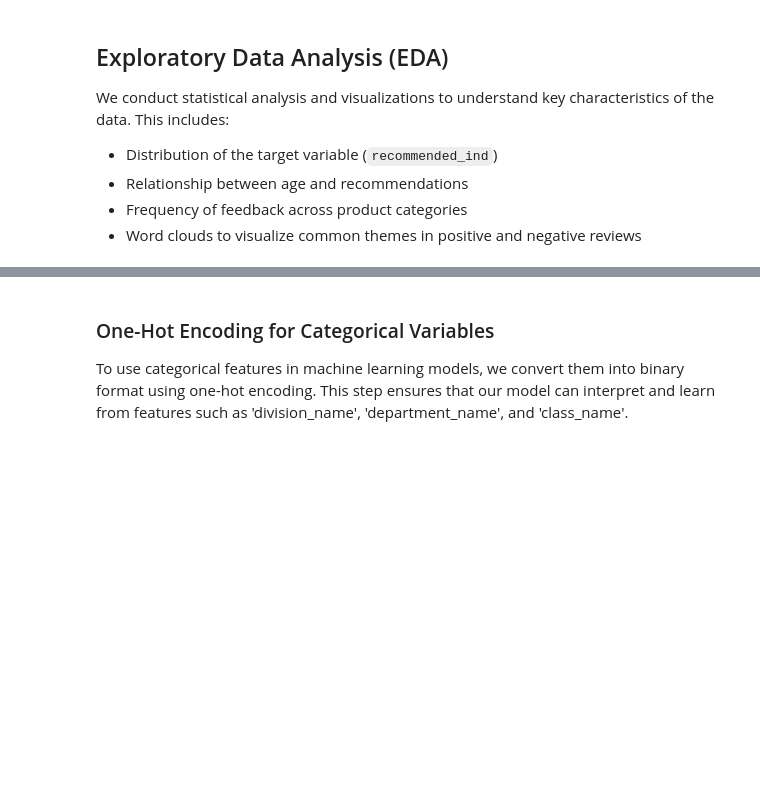
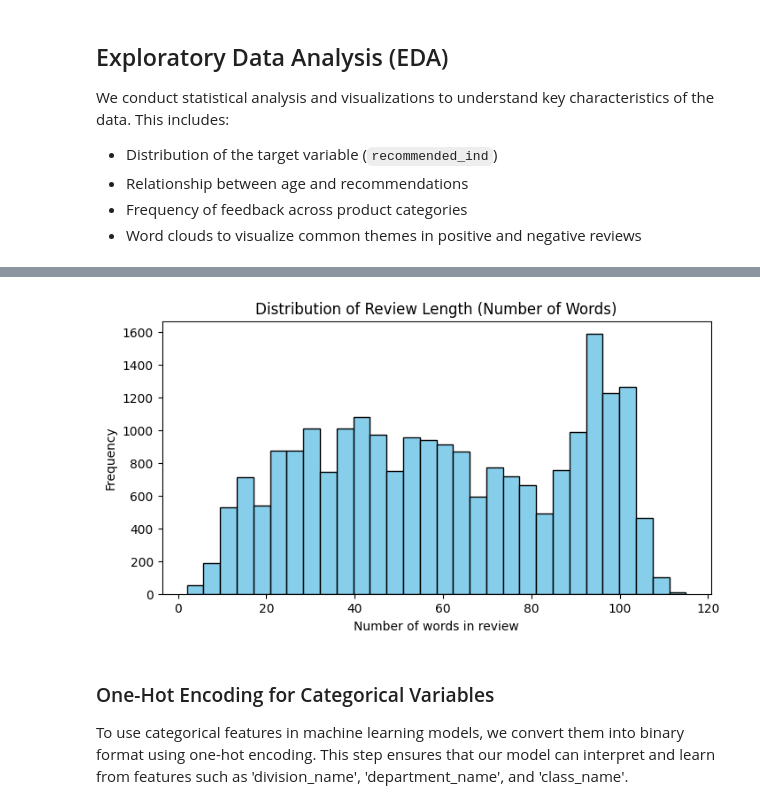
Before and after one commit to nhuhth/Predictive-Analysis-Ecommerce, a Jupyter notebook: Notebook/DP_FE.ipynb, the cells around one changed output, grey strips where cells are left out. Cells and saved outputs as stored; diff of their text form; code cells hidden in the pictures; blank space fills up the shorter version.

```diff
--- a/Notebook/DP_FE.ipynb
+++ b/Notebook/DP_FE.ipynb
@@ -142,3 +130,13 @@ plt.show()
+# %%
+df['review_length'] = df['review_text'].apply(lambda x: len(str(x).split()))
+plt.figure(figsize=(8,4))
+plt.hist(df['review_length'], bins=30, color='skyblue', edgecolor='black')
+plt.title('Distribution of Review Length (Number of Words)')
+plt.xlabel('Number of words in review')
+plt.ylabel('Frequency')
+plt.show()
+# %% [output]
+[figure, added]
 # %% [markdown]
 ### One-Hot Encoding for Categorical Variables
 
```
Also changed, not shown: parts of 18 cells of this notebook, 1 other file.
